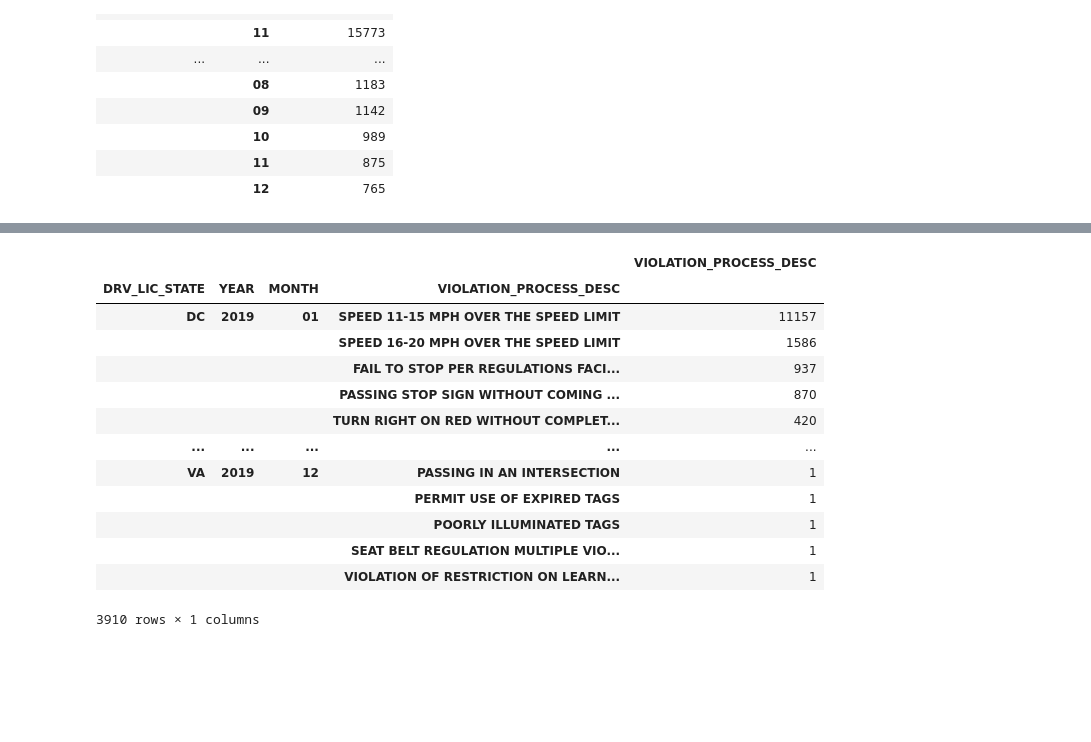
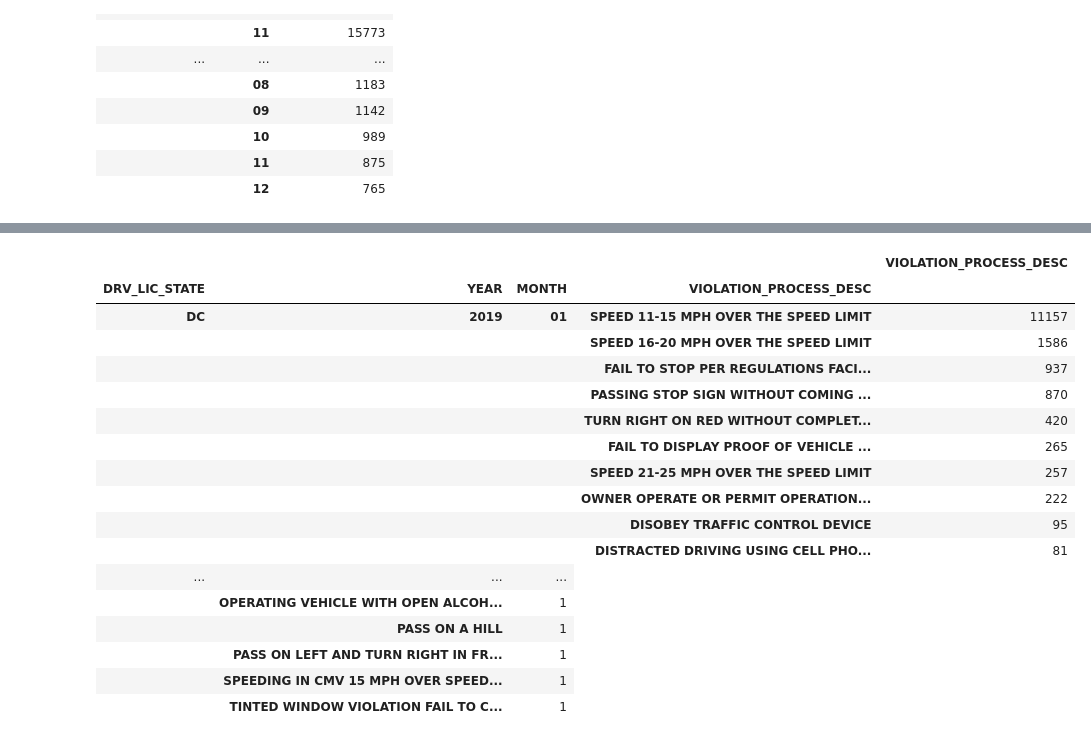
Before and after one commit to Renier83/API-challenge1, a Jupyter notebook: Project/Path_violation.ipynb, the cells around one changed output, grey strips where cells are left out. Cells and saved outputs as stored; diff of their text form; code cells hidden in the pictures; blank space fills up the shorter version.

```diff
--- a/Project/Path_violation.ipynb
+++ b/Project/Path_violation.ipynb
@@ -60,10 +60,10 @@ https://opendata.arcgis.com/datasets/a1f2142a687b425ab49f5ec016f99e24_11.csv
 moving_violations_issued_in_december_2019.csv
 -1 / unknown2019//Moving_Violations_Issued_in_December_2019 (1).csv
 # %%
-column_names = ["ISSUE_DATE","VIOLATION_PROCESS_DESC","DRV_LIC_STATE","FINE_AMOUNT"]
+column_names = ["ISSUE_DATE","VIOLATION_PROCESS_DESC","DRV_LIC_STATE","FINE_AMOUNT", "ISSUING_AGENCY_NAME", "LOCATION"]
 
-y2019_df = pd.DataFrame(columns = column_names)
-print(y2019_df)
+all_data_twozeroonenine_df = pd.DataFrame(columns = column_names)
+print(all_data_twozeroonenine_df)
 
 first_month = "True"
 
@@ -83,18 +83,18 @@ for file in csv_files:
 
     month_df = pd.read_csv(file_path)
 
-    temp_df = month_df.loc[:,["ISSUE_DATE","VIOLATION_PROCESS_DESC","DRV_LIC_STATE","FINE_AMOUNT"]]
-    temp_df = temp_df[temp_df['DRV_LIC_STATE'].isin(["DC","MD","VA"])==True]
-    temp_df.dropna(subset=["DRV_LIC_STATE"])
+    temp_df = month_df.loc[:,["ISSUE_DATE","VIOLATION_PROCESS_DESC","DRV_LIC_STATE","FINE_AMOUNT", "ISSUING_AGENCY_NAME", "LOCATION"]]
+    #temp_df = temp_df[temp_df['DRV_LIC_STATE'].isin(["DC","MD","VA"])==True]
+    #temp_df.dropna(subset=["DRV_LIC_STATE"])
 
     if first_month == "True":
-        y2019_df = temp_df
+        all_data_twozeroonenine_df = temp_df
         first_month = "False"
     else:
-        csv_df = pd.concat([y2019_df, temp_df])
-        y2019_df = csv_df
+        csv_df = pd.concat([all_data_twozeroonenine_df, temp_df])
+        all_data_twozeroonenine_df = csv_df
         #break
 
-y2019_df.to_csv("2019/final.csv")
+all_data_twozeroonenine_df.to_csv("2019/final.csv")
 # %% [output]
 Empty DataFrame
@@ -112,8 +112,9 @@ Index: []
 2019/Moving_Violations_Issued_in_November_2019.csv
 2019/Moving_Violations_Issued_in_December_2019.csv
 # %%
-y2019_df["YEAR"] = y2019_df['ISSUE_DATE'].str.split('/').str[0]
-y2019_df["MONTH"] = y2019_df['ISSUE_DATE'].str.split('/').str[1]
 
-y2019_df.sample(5)
+all_data_twozeroonenine_df["YEAR"] = all_data_twozeroonenine_df['ISSUE_DATE'].str.split('/').str[0]
+all_data_twozeroonenine_df["MONTH"] = all_data_twozeroonenine_df['ISSUE_DATE'].str.split('/').str[1]
+
+all_data_twozeroonenine_df.sample(5)
 # %% [output]
@@ -226,20 +274,24 @@ violation.to_frame()
 # %%
 
-violations = y2019_df.groupby(["DRV_LIC_STATE", "YEAR" , "MONTH"])['VIOLATION_PROCESS_DESC'].value_counts()
+violations = all_data_twozeroonenine_df.groupby(["DRV_LIC_STATE", "YEAR" , "MONTH"])['VIOLATION_PROCESS_DESC'].value_counts()
 
 violations.to_frame()
 # %% [output]
 |  |  |  |  | VIOLATION_PROCESS_DESC |
 | DRV_LIC_STATE | YEAR | MONTH | VIOLATION_PROCESS_DESC |  |
 | DC | 2019 | 01 | SPEED 11-15 MPH OVER THE SPEED LIMIT | 11157 |
 |  |  |  | SPEED 16-20 MPH OVER THE SPEED LIMIT | 1586 |
 |  |  |  | FAIL TO STOP PER REGULATIONS FACI... | 937 |
 |  |  |  | PASSING STOP SIGN WITHOUT COMING ... | 870 |
 |  |  |  | TURN RIGHT ON RED WITHOUT COMPLET... | 420 |
-| ... | ... | ... | ... | ... |
-| VA | 2019 | 12 | PASSING IN AN INTERSECTION | 1 |
-|  |  |  | PERMIT USE OF EXPIRED TAGS | 1 |
-|  |  |  | POORLY ILLUMINATED TAGS | 1 |
-|  |  |  | SEAT BELT REGULATION MULTIPLE VIO... | 1 |
-|  |  |  | VIOLATION OF RESTRICTION ON LEARN... | 1 |
+|  |  |  | FAIL TO DISPLAY PROOF OF VEHICLE ... | 265 |
+|  |  |  | SPEED 21-25 MPH OVER THE SPEED LIMIT | 257 |
+|  |  |  | OWNER OPERATE OR PERMIT OPERATION... | 222 |
+|  |  |  | DISOBEY TRAFFIC CONTROL DEVICE | 95 |
+|  |  |  | DISTRACTED DRIVING USING CELL PHO... | 81 |
+| ... | ... | ... |
+|  | OPERATING VEHICLE WITH OPEN ALCOH... | 1 |
+|  | PASS ON A HILL | 1 |
+|  | PASS ON LEFT AND TURN RIGHT IN FR... | 1 |
+|  | SPEEDING IN CMV 15 MPH OVER SPEED... | 1 |
+|  | TINTED WINDOW VIOLATION FAIL TO C... | 1 |
-3910 rows × 1 columns
```
Also changed, not shown: parts of 11 cells of this notebook, 13 other files.
